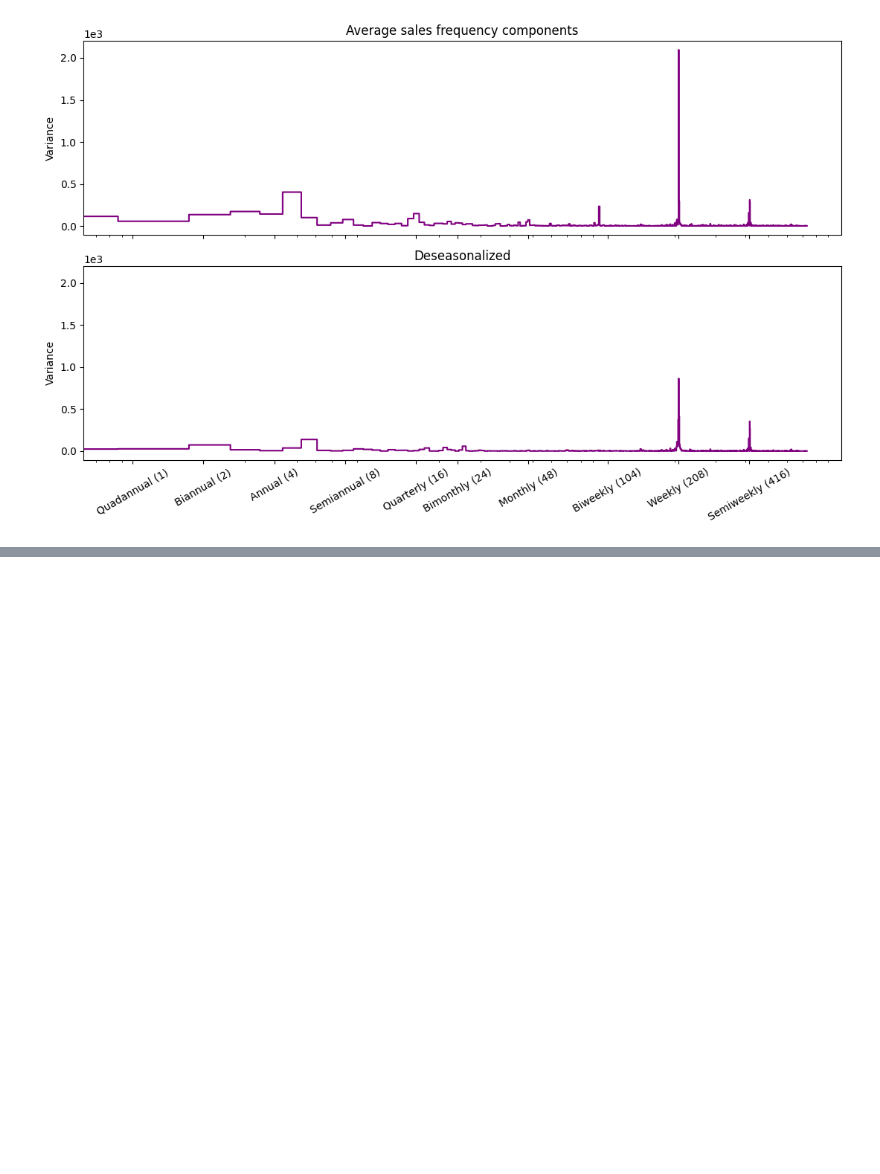
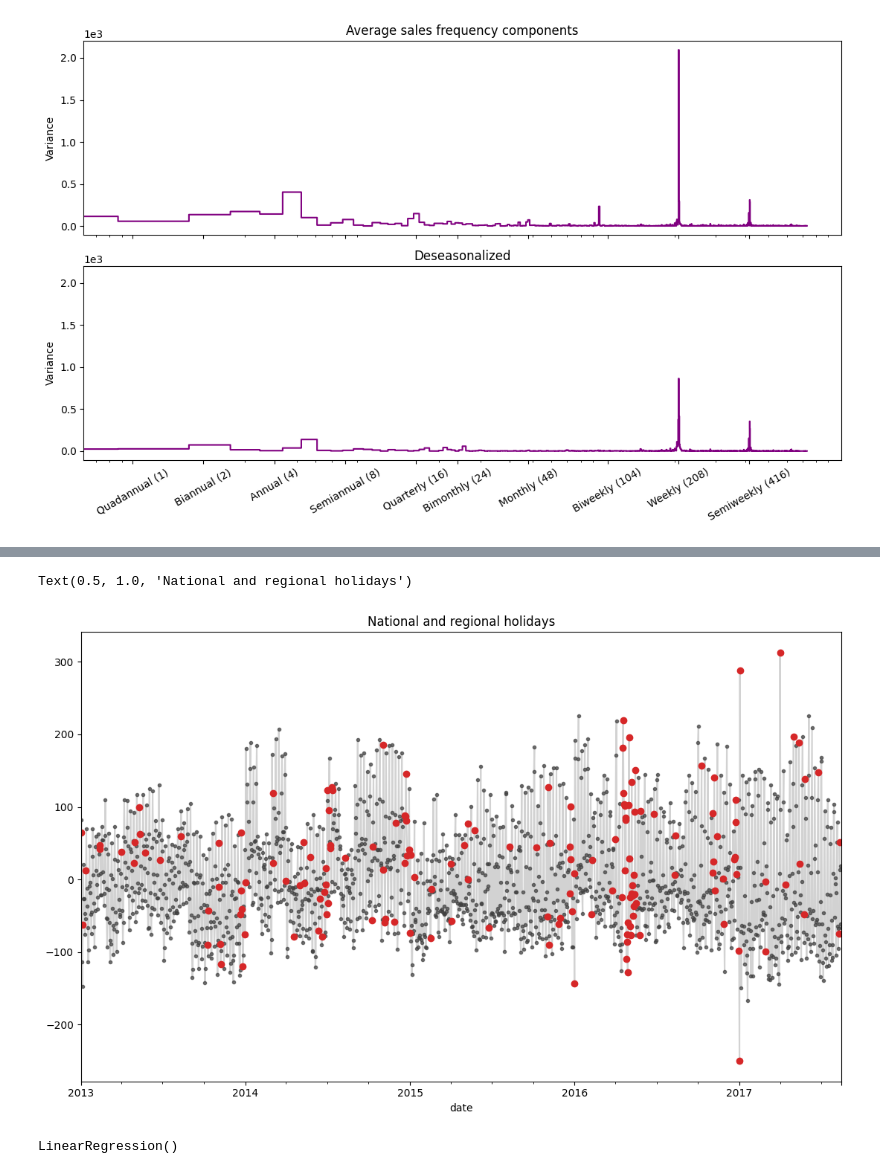
Before and after one commit to GerardoA01701474/EquipoReto, a Jupyter notebook: season-model.ipynb, the cells around one changed output, grey strips where cells are left out. Drawn from its saved outputs; the diff is of its cells as text; code cells hidden in the pictures; blank space fills up the shorter version.

Commit message:
Add holiday features to model for average sales

```diff
--- a/season-model.ipynb
+++ b/season-model.ipynb
@@ -215,0 +219,11 @@ Comparing the above periodograms, it can be noted that the model was able to cap
+# %%
+store_sales_start = store_sales.index[0][0]
+# %%
+holidays = (
+    holidays_events
+    .query("locale in ['National', 'Regional']")
+    .loc[str(store_sales_start):, ["description"]]
+    .assign(description=lambda x: x.description.cat.remove_unused_categories())
+)
+# %%
+holidays = holidays[holidays.index.isin(y_deseason.index)]  # Drop all dates not in store_sales
@@ -215,0 +232,11 @@ Comparing the above periodograms, it can be noted that the model was able to cap
+# %%
+holidays = holidays[~holidays.index.duplicated(keep="first")]  # Drop duplicate dates
+# %%
+ax = y_deseason.plot(**scatter_kws)
+
+plt.plot_date(holidays.index, y_deseason[holidays.index], color="C3")
+
+ax.set_title("National and regional holidays")
+# %% [output]
+Text(0.5, 1.0, 'National and regional holidays')
+[figure, added]
@@ -215,0 +249,4 @@ Comparing the above periodograms, it can be noted that the model was able to cap
+# %%
+model.fit(X_holidays, y)
+# %% [output]
+LinearRegression()
```
Also changed, not shown: parts of 12 cells of this notebook.
